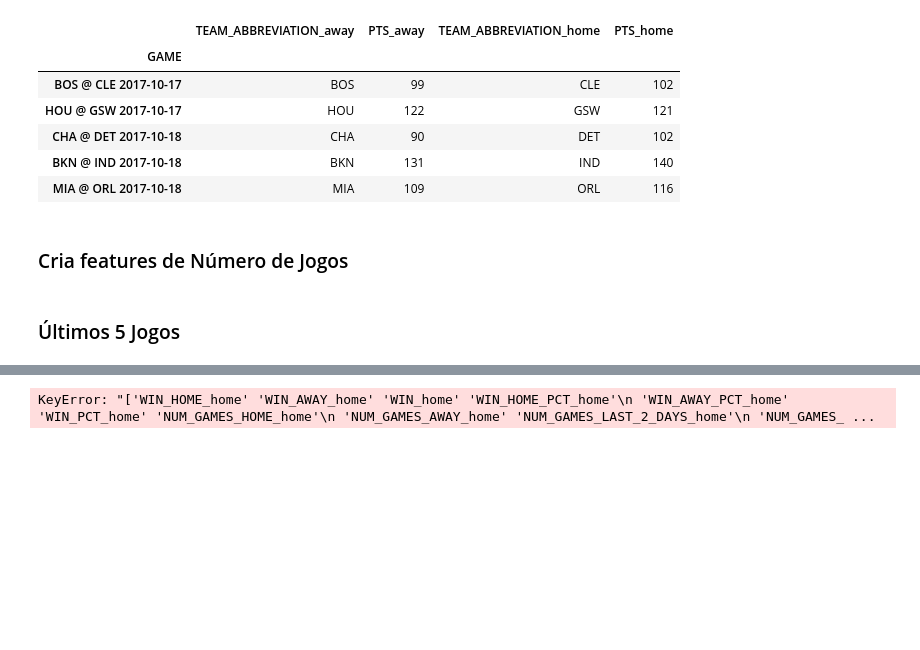
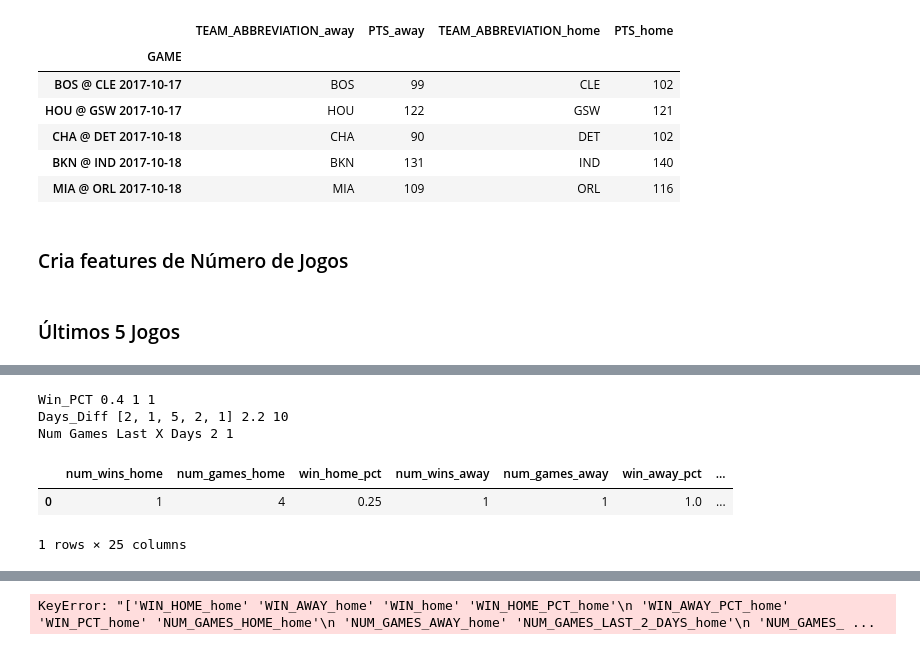
Before and after one commit to rafaelgasp/nba_games, a Jupyter notebook: Sumariza_Por_Jogo.ipynb, the cells around one changed output, grey strips where cells are left out. Cells and saved outputs as stored; diff of their text form; code cells hidden in the pictures; blank space fills up the shorter version.

```diff
--- a/Sumariza_Por_Jogo.ipynb
+++ b/Sumariza_Por_Jogo.ipynb
@@ -260,0 +352,9 @@ KeyError: "['WIN_HOME_home' 'WIN_AWAY_home' 'WIN_home' 'WIN_HOME_PCT_home'\n 'WI
+# %%
+cria_variaveis_sumarizacao(teste, "ATL", verbose = True)
+# %% [output]
+Win_PCT 0.4 1 1
+Days_Diff [2, 1, 5, 2, 1] 2.2 10
+Num Games Last X Days 2 1
+|  | num_wins_home | num_games_home | win_home_pct | num_wins_away | num_games_away | win_away_pct | ... |
+| 0 | 1 | 4 | 0.25 | 1 | 1 | 1.0 | ... |
+1 rows × 25 columns
```
Also changed, not shown: parts of 10 cells of this notebook, 3 other files.
